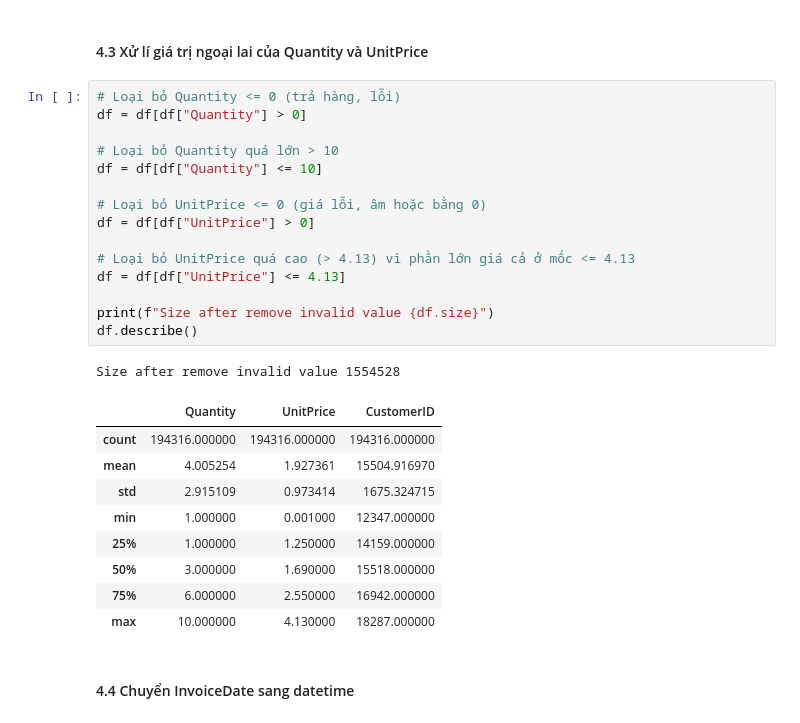
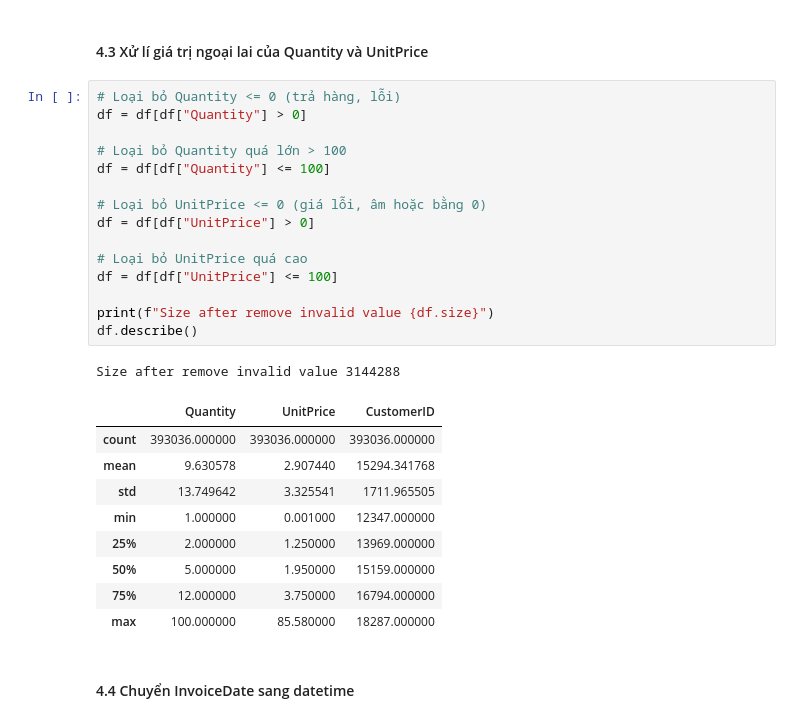
Before and after one commit to QuangMinh03042005/sgu25_kpdl, a Jupyter notebook: Lab02/customer_classification.ipynb, the cells around one changed output. Saved outputs shown, nothing was run; the diff lists cells and outputs as text.

```diff
--- a/Lab02/customer_classification.ipynb
+++ b/Lab02/customer_classification.ipynb
@@ -229,29 +224,29 @@ Size after remove canceled order 3183392
 # %%
 # Loại bỏ Quantity <= 0 (trả hàng, lỗi)
 df = df[df["Quantity"] > 0]
 
-# Loại bỏ Quantity quá lớn > 10
-df = df[df["Quantity"] <= 10]
+# Loại bỏ Quantity quá lớn > 100
+df = df[df["Quantity"] <= 100]
 
 # Loại bỏ UnitPrice <= 0 (giá lỗi, âm hoặc bằng 0)
 df = df[df["UnitPrice"] > 0]
 
-# Loại bỏ UnitPrice quá cao (> 4.13) vì phần lớn giá cả ở mốc <= 4.13
-df = df[df["UnitPrice"] <= 4.13]
+# Loại bỏ UnitPrice quá cao
+df = df[df["UnitPrice"] <= 100]
 
 print(f"Size after remove invalid value {df.size}")
 df.describe()
 # %% [output]
-Size after remove invalid value 1554528
+Size after remove invalid value 3144288
 |  | Quantity | UnitPrice | CustomerID |
-| count | 194316.000000 | 194316.000000 | 194316.000000 |
-| mean | 4.005254 | 1.927361 | 15504.916970 |
-| std | 2.915109 | 0.973414 | 1675.324715 |
+| count | 393036.000000 | 393036.000000 | 393036.000000 |
+| mean | 9.630578 | 2.907440 | 15294.341768 |
+| std | 13.749642 | 3.325541 | 1711.965505 |
 | min | 1.000000 | 0.001000 | 12347.000000 |
-| 25% | 1.000000 | 1.250000 | 14159.000000 |
-| 50% | 3.000000 | 1.690000 | 15518.000000 |
-| 75% | 6.000000 | 2.550000 | 16942.000000 |
-| max | 10.000000 | 4.130000 | 18287.000000 |
+| 25% | 2.000000 | 1.250000 | 13969.000000 |
+| 50% | 5.000000 | 1.950000 | 15159.000000 |
+| 75% | 12.000000 | 3.750000 | 16794.000000 |
+| max | 100.000000 | 85.580000 | 18287.000000 |
 # %% [markdown]
 #### 4.4 Chuyển InvoiceDate sang datetime
 # %%
```
Also changed, not shown: parts of 16 cells of this notebook, 3 other files.
